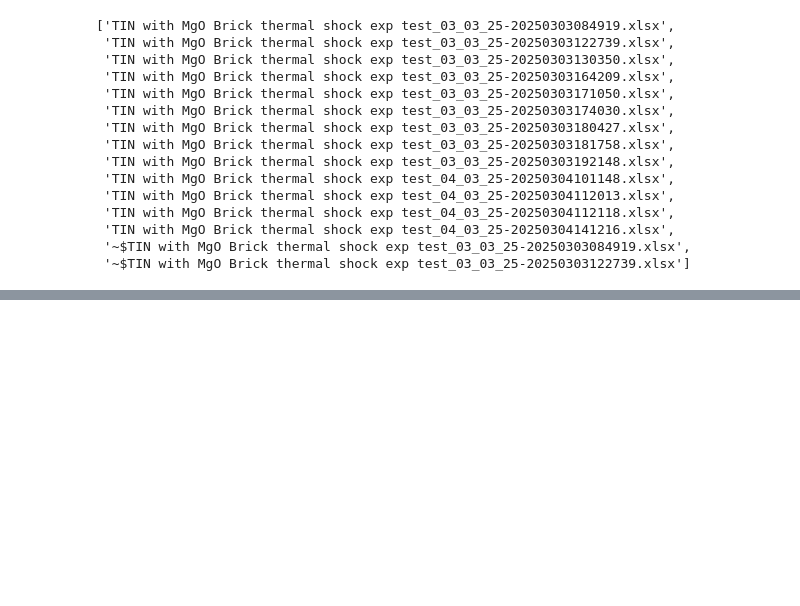
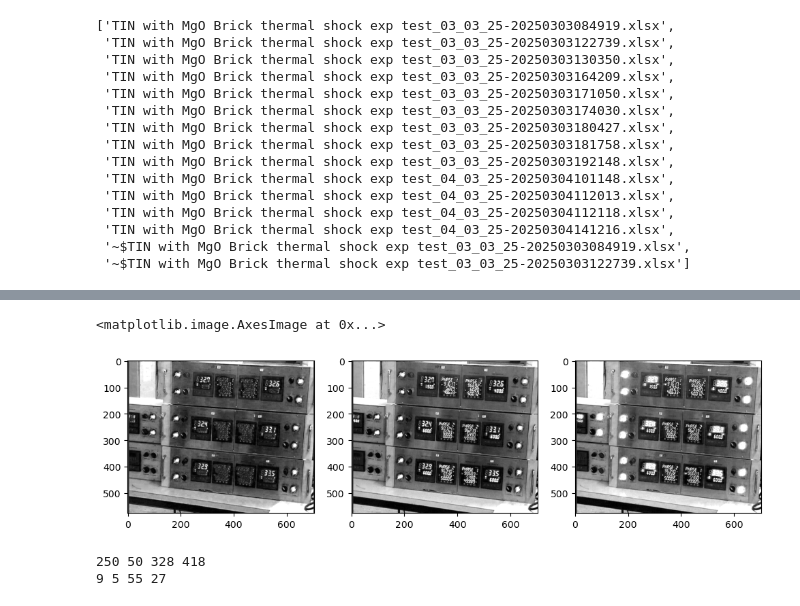
Before and after one commit to muthuganeshece/CVProjects, a Jupyter notebook: DigitalMeterReading/Notebook/FeasibilityStudy.ipynb, the cells around one changed output, grey strips where cells are left out. Cells and saved outputs as stored; diff of their text form; code cells hidden in the pictures; blank space fills up the shorter version.

```diff
--- a/DigitalMeterReading/Notebook/FeasibilityStudy.ipynb
+++ b/DigitalMeterReading/Notebook/FeasibilityStudy.ipynb
@@ -249,0 +263,12 @@ data.head()
+# %%
+adj = cv.convertScaleAbs(img, alpha=1.5, beta=-50)
+plt.figure(figsize=(12,4))
+plt.subplot(1,3,1)
+plt.imshow(adj[:,:,0], cmap='gray')
+plt.subplot(1,3,2)
+plt.imshow(adj[:,:,1], cmap='gray')
+plt.subplot(1,3,3)
+plt.imshow(adj[:,:,2], cmap='gray')
+# %% [output]
+<matplotlib.image.AxesImage at 0x...>
+[figure, added]
@@ -249,0 +289,8 @@ data.head()
+# %%
+raw_image_g = raw_image[:,:,1].copy()
+crop_raw_g = crop(raw_image_g, [250, 50, 328, 418])
+adj_raw_g = cv.convertScaleAbs(crop_raw_g, alpha=1.5, beta=-50)
+test_img = crop(adj_raw_g, [9, 5, 55, 27])
+# %% [output]
+250 50 328 418
+9 5 55 27
```
Also changed, not shown: parts of 16 cells of this notebook.
